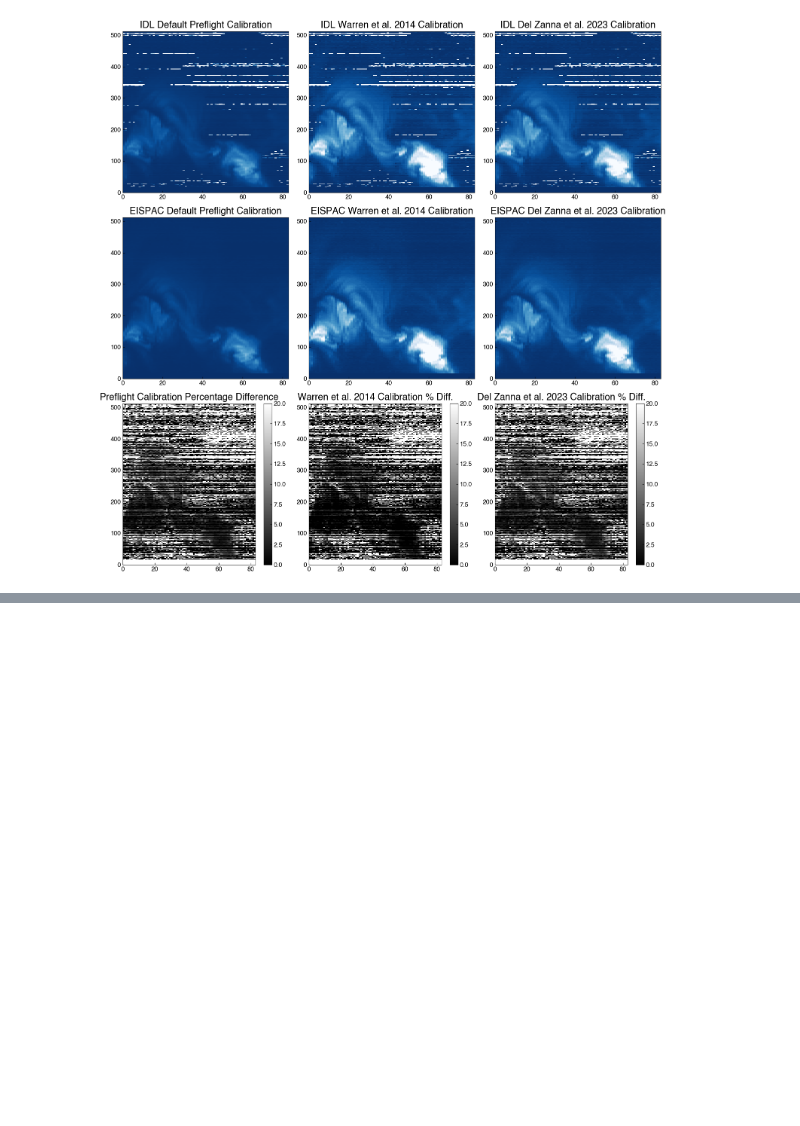
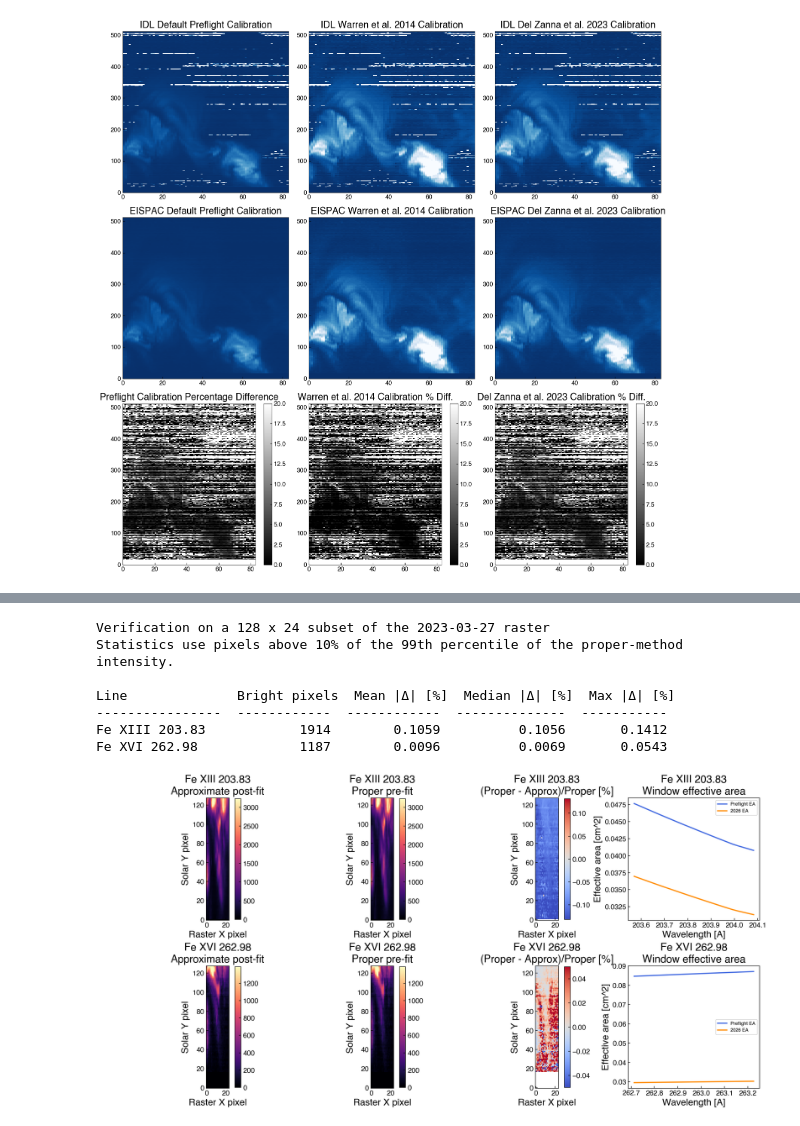
Before and after one commit to andyto1234/EISPAC-Tutorial___Calibrations, a Jupyter notebook: Tutorial__Calibrating_EIS_Data.ipynb, the cells around one changed output, grey strips where cells are left out. Cells and saved outputs as stored; diff of their text form; code cells hidden in the pictures; blank space fills up the shorter version.

Commit message:
Add cube-level EIS calibration workflow

```diff
--- a/Tutorial__Calibrating_EIS_Data.ipynb
+++ b/Tutorial__Calibrating_EIS_Data.ipynb
@@ -62,3 +66,10 @@ os.makedirs('fit_res', exist_ok=True)
  - Read the spectral window into an EISCube using `eispac.read_cube()`
  - Fit the data using `eispac.fit_spectra()` and save the results to disk using `eispac.save_fit()`
  - Append the fit results to the `all_fits` list
+# %%
+from eis_calibration.eis_cube_calib import calibrate_cube
+
+template = FeXIII_203_tmplt
+data_cube = eispac.read_cube(data_filepath, template.central_wave,
+                                apply_radcal=True)
+data_cube = calibrate_cube(data_cube, "2026")
@@ -130,3 +150,10 @@ import sunpy.map
+# %%
+# Recommended cube-first workflow
+
+# Read the counts cube, apply the chosen calibration, then fit the calibrated cube.
+counts_cube_203 = eispac.read_cube(data_filepath, FeXIII_203_tmplt.central_wave, apply_radcal=False)
+cube_203_2026 = calibrate_cube(counts_cube_203, "2026")
+fit_res_203_cube_first = eispac.fit_spectra(cube_203_2026, FeXIII_203_tmplt, ncpu="max")
 # %% [markdown]
 ## Replicate Figure 7 from Young & Mondal 2026
 
@@ -449,0 +535,66 @@ plt.show()
+# %%
+# Run the visible verification and render the summary plots
+
+verification_results = {}
+verification_results["Fe XIII 203.83"] = compare_workflows(eispac.read_template("my_Fe_XIII_template-3c.h5"), 2)
+fe16_template = eispac.read_template(eispac.data.get_fit_template_filepath("fe_16_262_984.1c.template.h5"))
+verification_results["Fe XVI 262.98"] = compare_workflows(fe16_template, 0)
+
+summary_lines = [
+    "Verification on a 128 x 24 subset of the 2023-03-27 raster",
+    "Statistics use pixels above 10% of the 99th percentile of the proper-method intensity.",
+    "",
+    "Line              Bright pixels  Mean |Δ| [%]  Median |Δ| [%]  Max |Δ| [%]",
+    "----------------  ------------  ------------  --------------  -----------",
+]
+for label, result in verification_results.items():
+    metrics = result["metrics"]
+    summary_lines.append(
+        f"{label:<16}  {metrics["signal_pixels"]:>12d}  {metrics["mean_abs_pct"]:>12.4f}  {metrics["median_abs_pct"]:>14.4f}  {metrics["max_abs_pct"]:>11.4f}"
+    )
+print("\n".join(summary_lines))
+
+fig, axes = plt.subplots(2, 4, figsize=(16, 8), constrained_layout=True)
+for row, (label, result) in enumerate(verification_results.items()):
+    approx_map = result["approx_map"]
+    proper_map = result["proper_map"]
+    diff_pct = result["diff_pct"]
+    signal_mask = result["signal_mask"]
+    wave = result["wave"]
+    approx = approx_map.data
+    proper = proper_map.data
+    vmax = np.nanpercentile(np.concatenate([approx.ravel(), proper.ravel()]), 99)
+    diff_limit = max(0.05, float(np.nanpercentile(np.abs(diff_pct[signal_mask]), 99)))
+
+    im0 = axes[row, 0].imshow(approx, origin="lower", cmap="magma", vmin=0, vmax=vmax)
+    axes[row, 0].set_title(f"{label}\nApproximate post-fit")
+    im1 = axes[row, 1].imshow(proper, origin="lower", cmap="magma", vmin=0, vmax=vmax)
+    axes[row, 1].set_title(f"{label}\nProper pre-fit")
+    im2 = axes[row, 2].imshow(diff_pct, origin="lower", cmap="coolwarm", vmin=-diff_limit, vmax=diff_limit)
+    axes[row, 2].set_title(f"{label}\n(Proper - Approx)/Proper [%]")
+
+    axes[row, 3].plot(wave, eis_ea(wave), color="royalblue", lw=2.0, label="Preflight EA")
+    axes[row, 3].plot(wave, young_mondal_ea(wave), color="darkorange", lw=2.0, label="2026 EA")
+    axes[row, 3].set_title(f"{label}\nWindow effective area")
+    axes[row, 3].set_xlabel("Wavelength [A]")
+    axes[row, 3].set_ylabel("Effective area [cm^2]")
+    axes[row, 3].legend(loc="best", fontsize=8)
+
+    for col in range(3):
+        axes[row, col].set_xlabel("Raster X pixel")
+        axes[row, col].set_ylabel("Solar Y pixel")
+
+    fig.colorbar(im0, ax=axes[row, 0], fraction=0.046, pad=0.04)
+    fig.colorbar(im1, ax=axes[row, 1], fraction=0.046, pad=0.04)
+    fig.colorbar(im2, ax=axes[row, 2], fraction=0.046, pad=0.04)
+
+plt.show()
+# %% [output]
+Verification on a 128 x 24 subset of the 2023-03-27 raster
+Statistics use pixels above 10% of the 99th percentile of the proper-method intensity.
+
+Line              Bright pixels  Mean |Δ| [%]  Median |Δ| [%]  Max |Δ| [%]
+----------------  ------------  ------------  --------------  -----------
+Fe XIII 203.83            1914        0.1059          0.1056       0.1412
+Fe XVI 262.98             1187        0.0096          0.0069       0.0543
+[figure, added]
```
Also changed, not shown: parts of 8 cells of this notebook, 8 other files.
